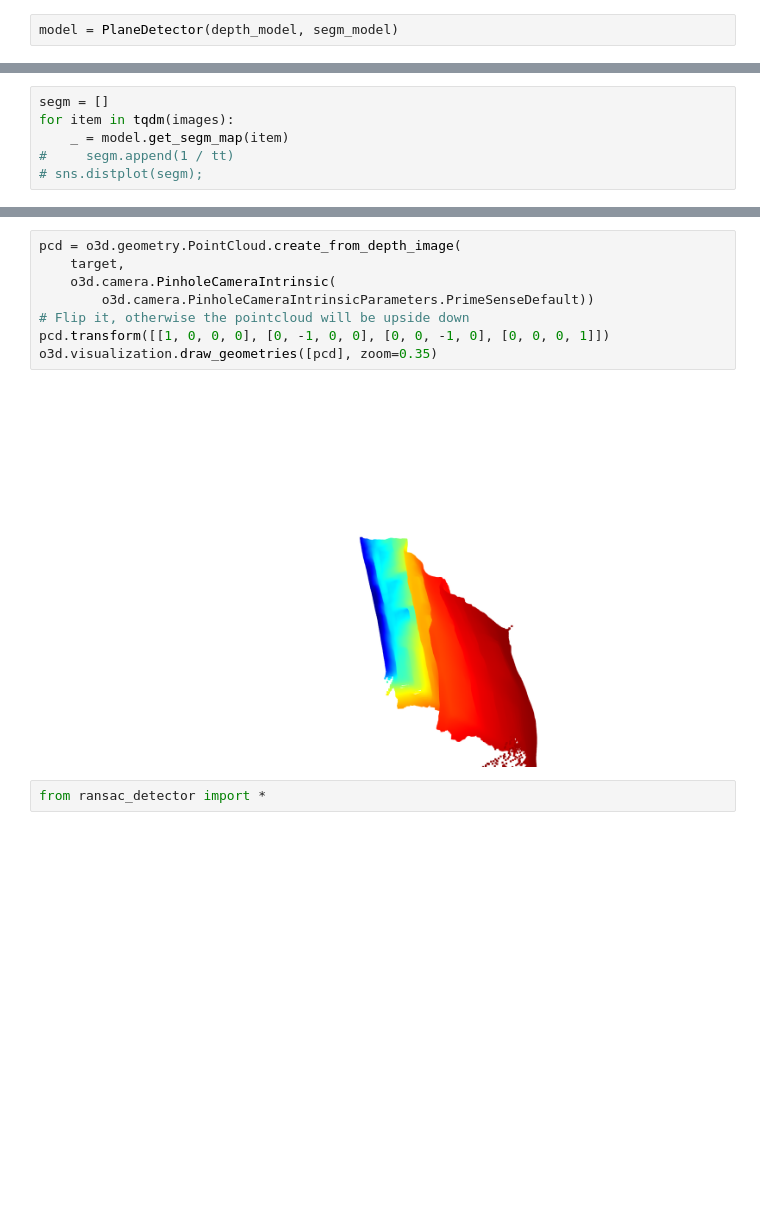
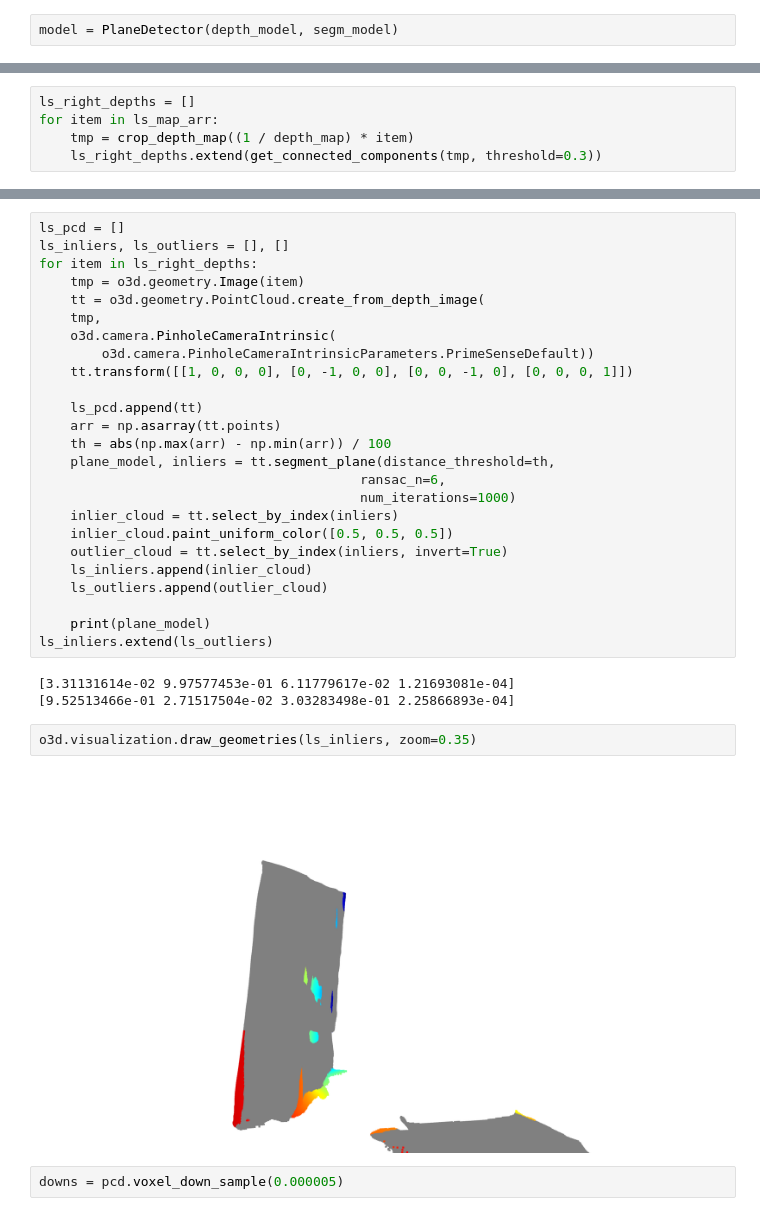
Before and after one commit to RuslanOm/plane_reconstructor, a Jupyter notebook: experiments.ipynb, the cells around one changed output, grey strips where cells are left out. Drawn from its saved outputs; the diff is of its cells as text; blank space fills up the shorter version.

Commit message:
ransac algo fix

```diff
--- a/experiments.ipynb
+++ b/experiments.ipynb
@@ -70,6 +69,0 @@ Wall time: 18.1 s
-# %%
-segm = []
-for item in tqdm(images):
-    _ = model.get_segm_map(item)
-#     segm.append(1 / tt)
-# sns.distplot(segm);
@@ -91 +86,6 @@ map_arr = vect_func(seg_map)
+# %%
+ls_right_depths = []
+for item in ls_map_arr:
+    tmp = crop_depth_map((1 / depth_map) * item)
+    ls_right_depths.extend(get_connected_components(tmp, threshold=0.3))
 # %%
@@ -119,12 +109,34 @@ target = o3d.geometry.Image(np.array((1 / depth_map) * map_arr))
-# %%
-pcd = o3d.geometry.PointCloud.create_from_depth_image(
-    target,
-    o3d.camera.PinholeCameraIntrinsic(
-        o3d.camera.PinholeCameraIntrinsicParameters.PrimeSenseDefault))
-# Flip it, otherwise the pointcloud will be upside down
-pcd.transform([[1, 0, 0, 0], [0, -1, 0, 0], [0, 0, -1, 0], [0, 0, 0, 1]])
-o3d.visualization.draw_geometries([pcd], zoom=0.35)
-# %% [output]
-[figure, removed]
-# %%
-from ransac_detector import *
+# %%
+ls_pcd = []
+ls_inliers, ls_outliers = [], []
+for item in ls_right_depths:
+    tmp = o3d.geometry.Image(item)
+    tt = o3d.geometry.PointCloud.create_from_depth_image(
+    tmp,
+    o3d.camera.PinholeCameraIntrinsic(
+        o3d.camera.PinholeCameraIntrinsicParameters.PrimeSenseDefault))
+    tt.transform([[1, 0, 0, 0], [0, -1, 0, 0], [0, 0, -1, 0], [0, 0, 0, 1]])
+
+    ls_pcd.append(tt)
+    arr = np.asarray(tt.points)
+    th = abs(np.max(arr) - np.min(arr)) / 100
+    plane_model, inliers = tt.segment_plane(distance_threshold=th,
+                                         ransac_n=6,
+                                         num_iterations=1000)
+    inlier_cloud = tt.select_by_index(inliers)
+    inlier_cloud.paint_uniform_color([0.5, 0.5, 0.5])
+    outlier_cloud = tt.select_by_index(inliers, invert=True)
+    ls_inliers.append(inlier_cloud)
+    ls_outliers.append(outlier_cloud)
+
+    print(plane_model)
+ls_inliers.extend(ls_outliers)
+# %% [output]
+[3.31131614e-02 9.97577453e-01 6.11779617e-02 1.21693081e-04]
+[9.52513466e-01 2.71517504e-02 3.03283498e-01 2.25866893e-04]
+# %%
+o3d.visualization.draw_geometries(ls_inliers, zoom=0.35)
+# %% [output]
+[figure, added]
+# %%
+downs = pcd.voxel_down_sample(0.000005)
```
Also changed, not shown: parts of 22 cells of this notebook, 3 other files.
